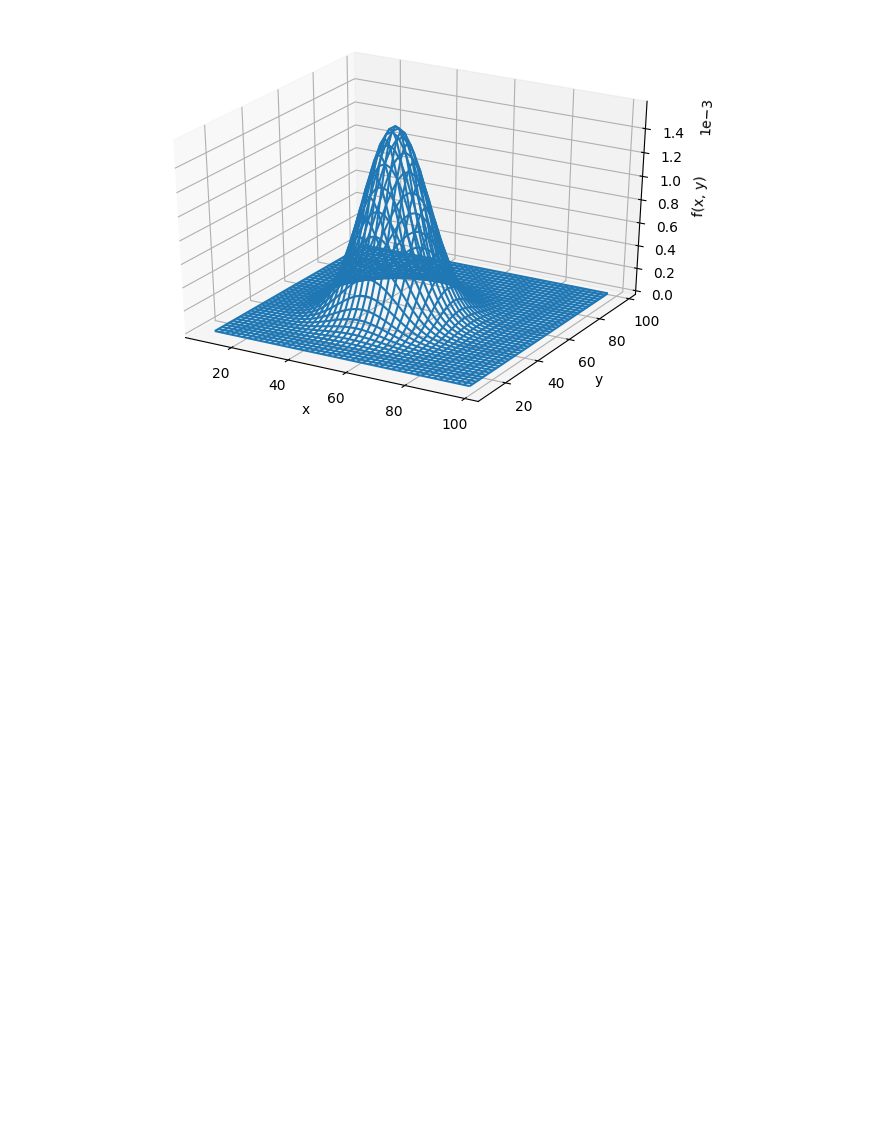
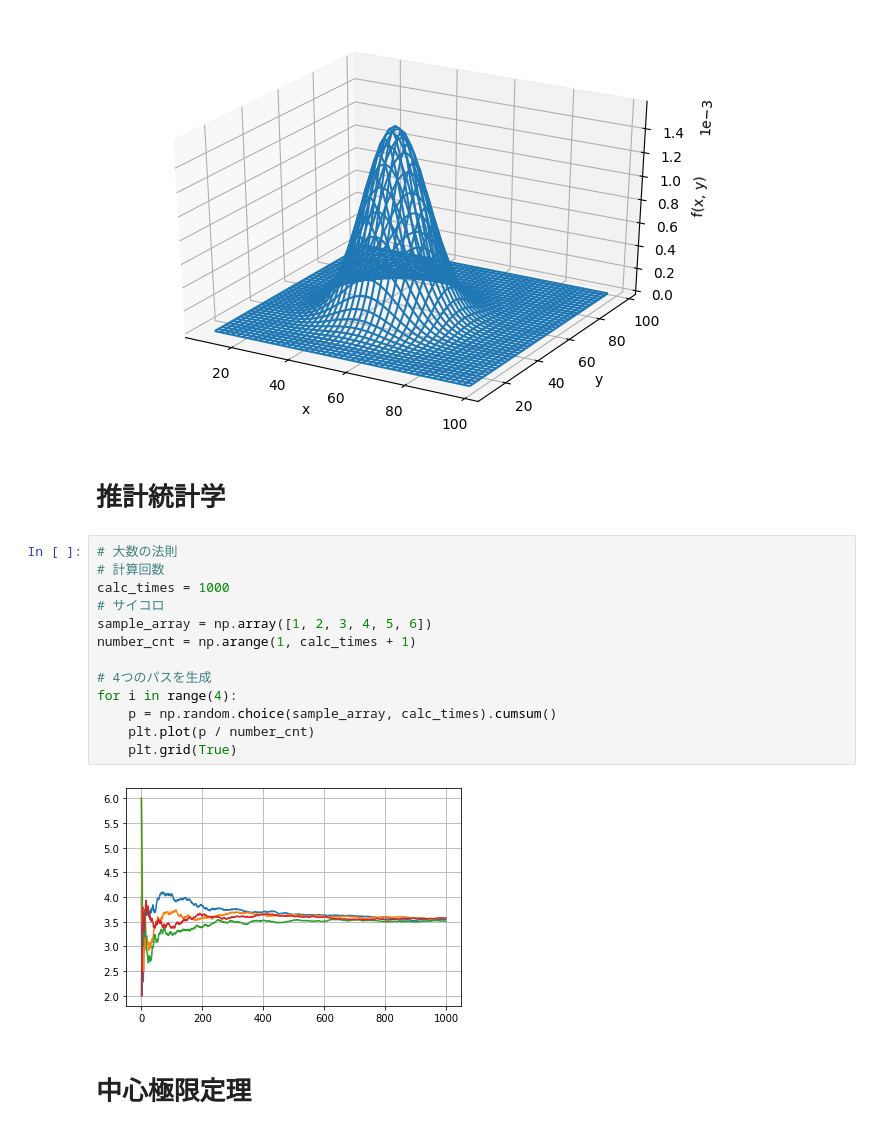
Before and after one commit to HidehikoMURAO/Data-Scientist-Training-Course, a Jupyter notebook: Chapter 4.ipynb, the cells around one changed output. Drawn from its saved outputs; the diff is of its cells as text; blank space fills up the shorter version.

```diff
--- a/Chapter 4.ipynb
+++ b/Chapter 4.ipynb
@@ -177,3 +177,22 @@ ax.set_zlabel('f(x, y)')
 ax.ticklabel_format(style = 'sci', axis = 'z', scilimits = (0, 0))
 # %% [output]
 [figure]
+# %% [markdown]
+# 推計統計学
+# %%
+# 大数の法則
+# 計算回数
+calc_times = 1000
+# サイコロ
+sample_array = np.array([1, 2, 3, 4, 5, 6])
+number_cnt = np.arange(1, calc_times + 1)
+
+# 4つのパスを生成
+for i in range(4):
+    p = np.random.choice(sample_array, calc_times).cumsum()
+    plt.plot(p / number_cnt)
+    plt.grid(True)
+# %% [output]
+[figure, added]
+# %% [markdown]
+# 中心極限定理
```
Also changed, not shown: parts of 7 cells of this notebook.
